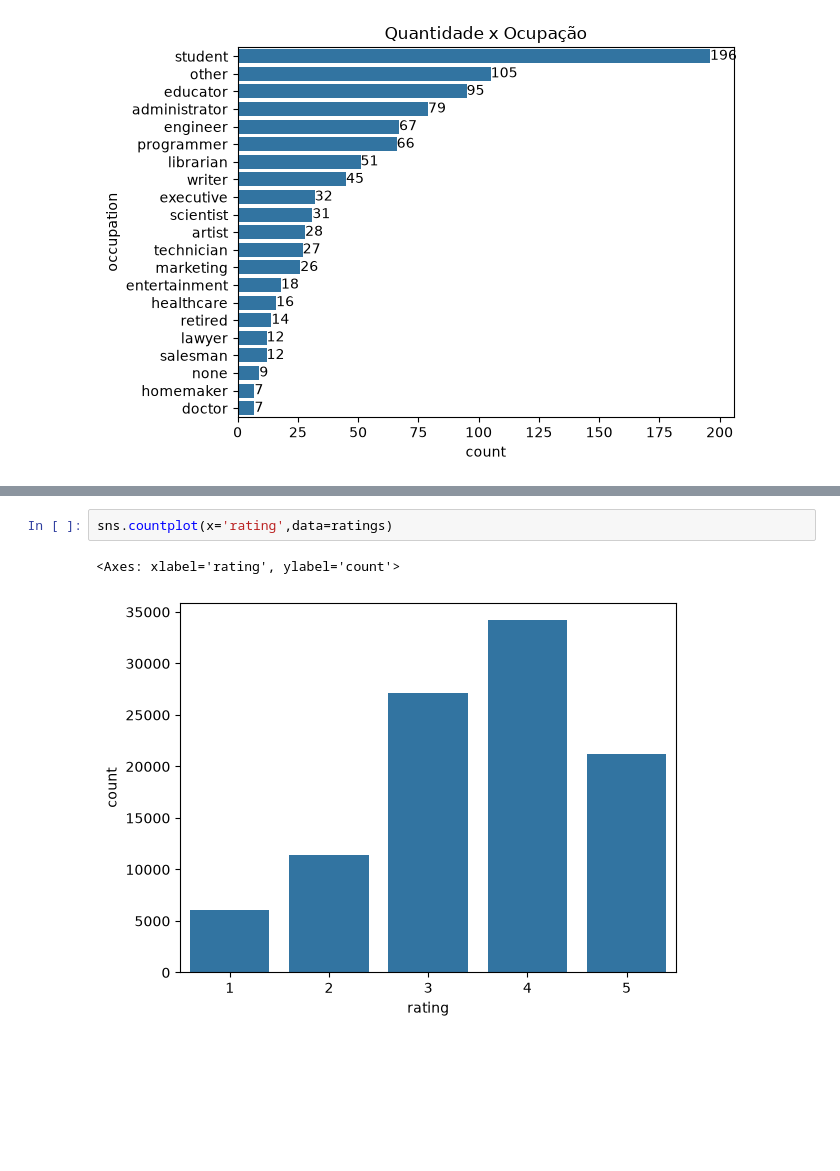
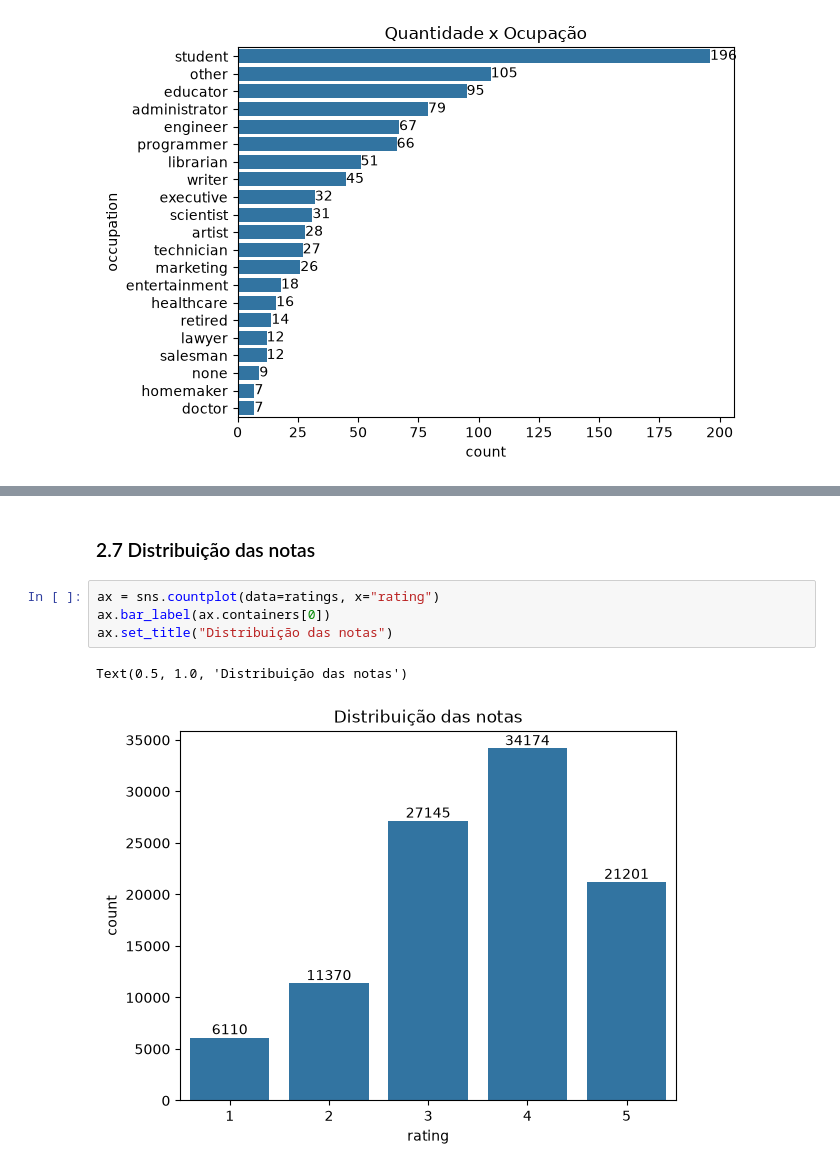
Before and after one commit to ThallesNonato1123/RecSys, a Jupyter notebook: training/notebooks/eda.ipynb, the cells around one changed output, grey strips where cells are left out. Drawn from its saved outputs; the diff is of its cells as text; blank space fills up the shorter version.

```diff
--- a/training/notebooks/eda.ipynb
+++ b/training/notebooks/eda.ipynb
@@ -103,8 +127,12 @@ ax.set_title("Filmes mais bem avaliados")
 # %% [output]
 Text(0.5, 1.0, 'Filmes mais bem avaliados')
 [figure]
-# %%
-sns.countplot(x='rating',data=ratings)
-# %% [output]
-<Axes: xlabel='rating', ylabel='count'>
-[figure, removed]
+# %% [markdown]
+### 2.7 Distribuição das notas
+# %%
+ax = sns.countplot(data=ratings, x="rating")
+ax.bar_label(ax.containers[0])
+ax.set_title("Distribuição das notas")
+# %% [output]
+Text(0.5, 1.0, 'Distribuição das notas')
+[figure, added]
```
Also changed, not shown: parts of 47 cells of this notebook, 25 other files.
